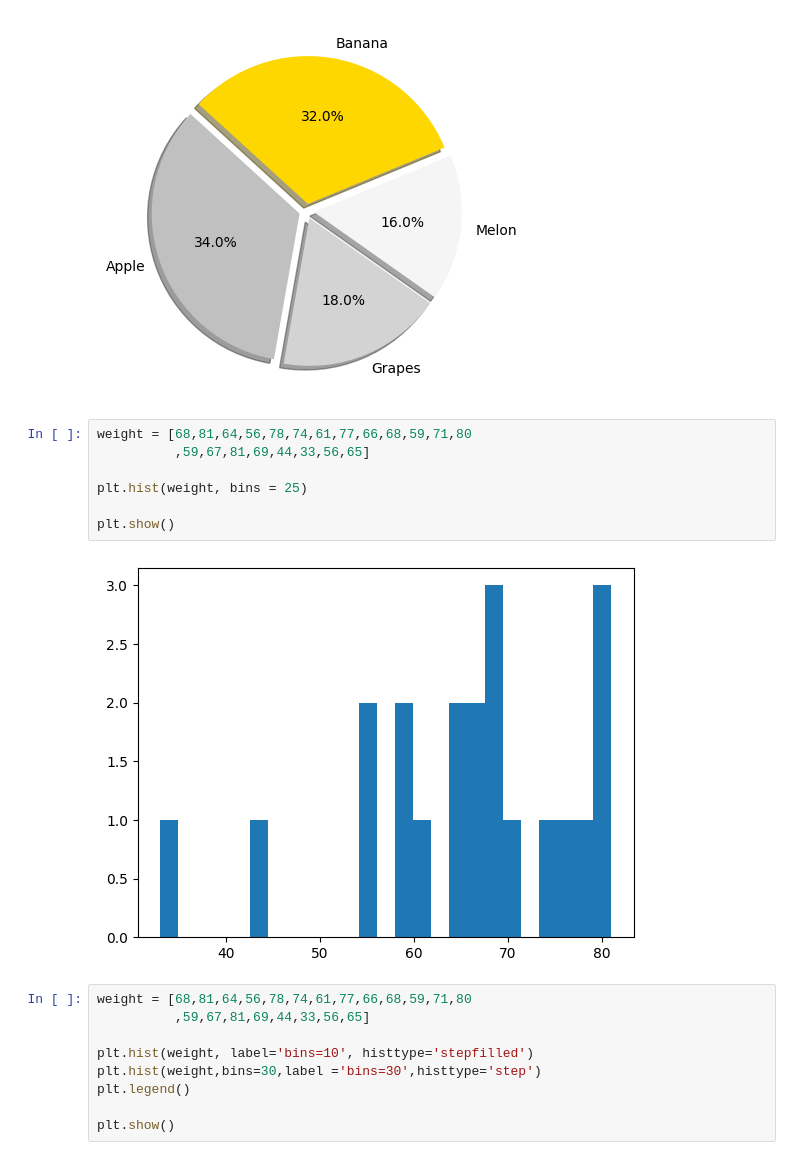
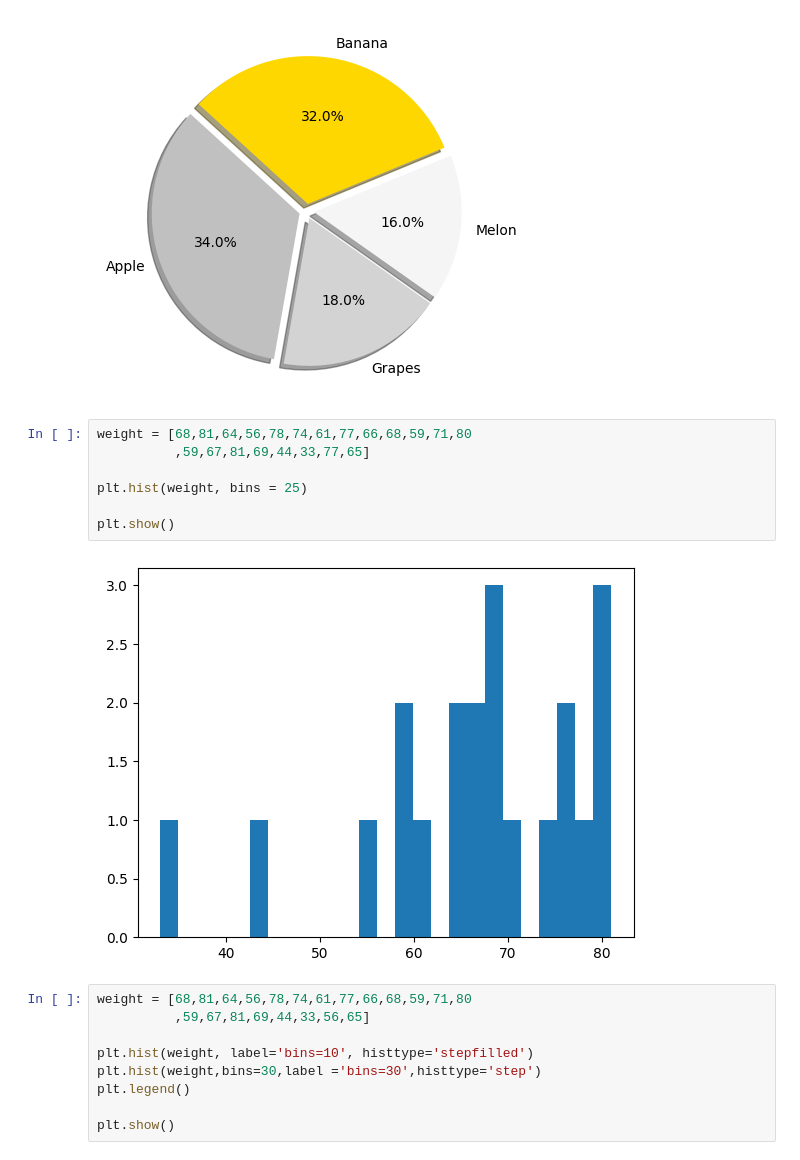
Before and after one commit to ohsang14/school_python, a Jupyter notebook: 10월_22일.ipynb, the cells around one changed output. Drawn from its saved outputs; the diff is of its cells as text.

```diff
--- a/10월_22일.ipynb
+++ b/10월_22일.ipynb
@@ -53,13 +53,13 @@ plt.show()
 [figure]
 # %%
 weight = [68,81,64,56,78,74,61,77,66,68,59,71,80
-          ,59,67,81,69,44,33,56,65]
+          ,59,67,81,69,44,33,77,65]
 
 plt.hist(weight, bins = 25)
 
 plt.show()
 # %% [output]
-[figure, old version]
+[figure, new version]
 # %%
 weight = [68,81,64,56,78,74,61,77,66,68,59,71,80
           ,59,67,81,69,44,33,56,65]
```
Also changed, not shown: parts of 3 cells of this notebook.
